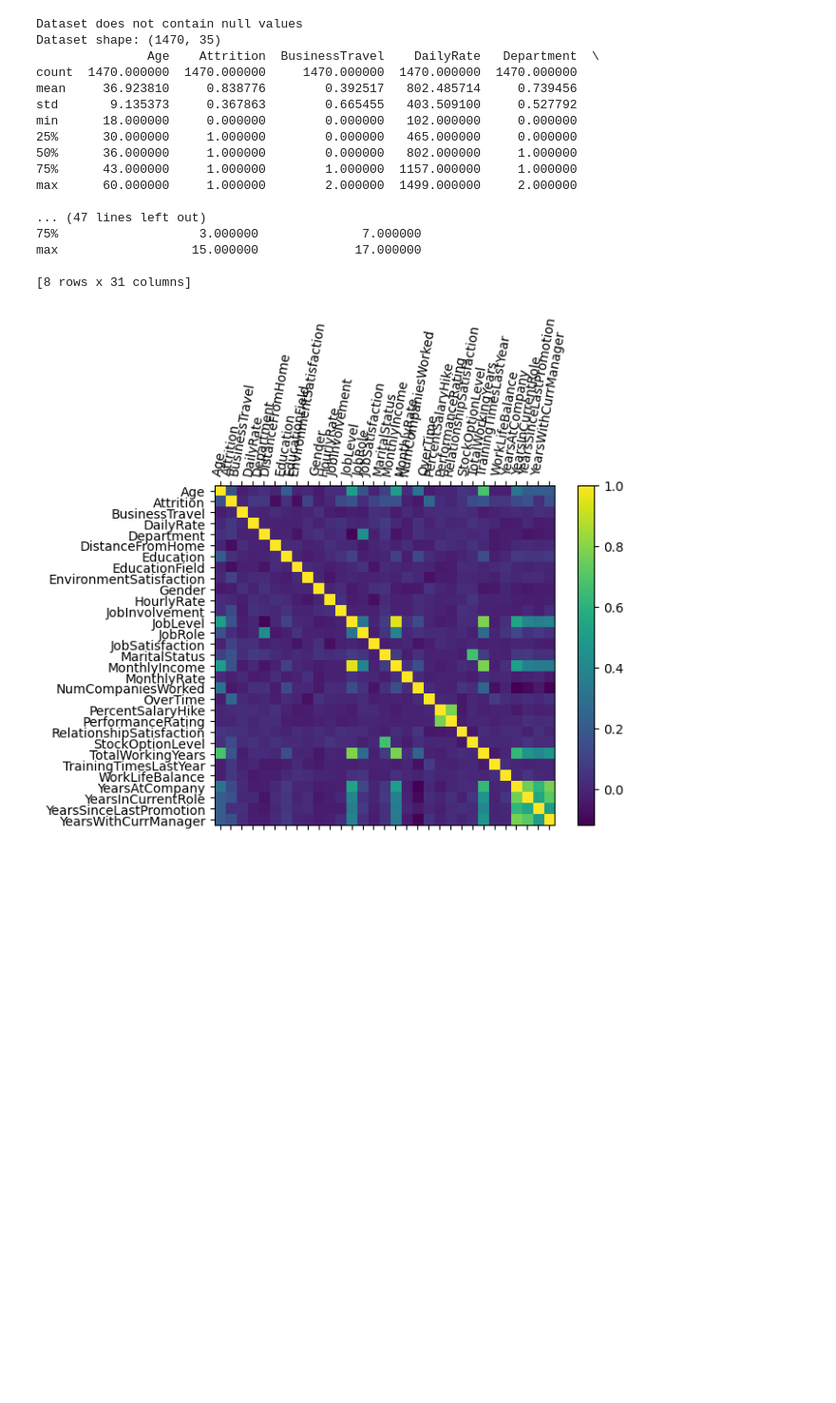
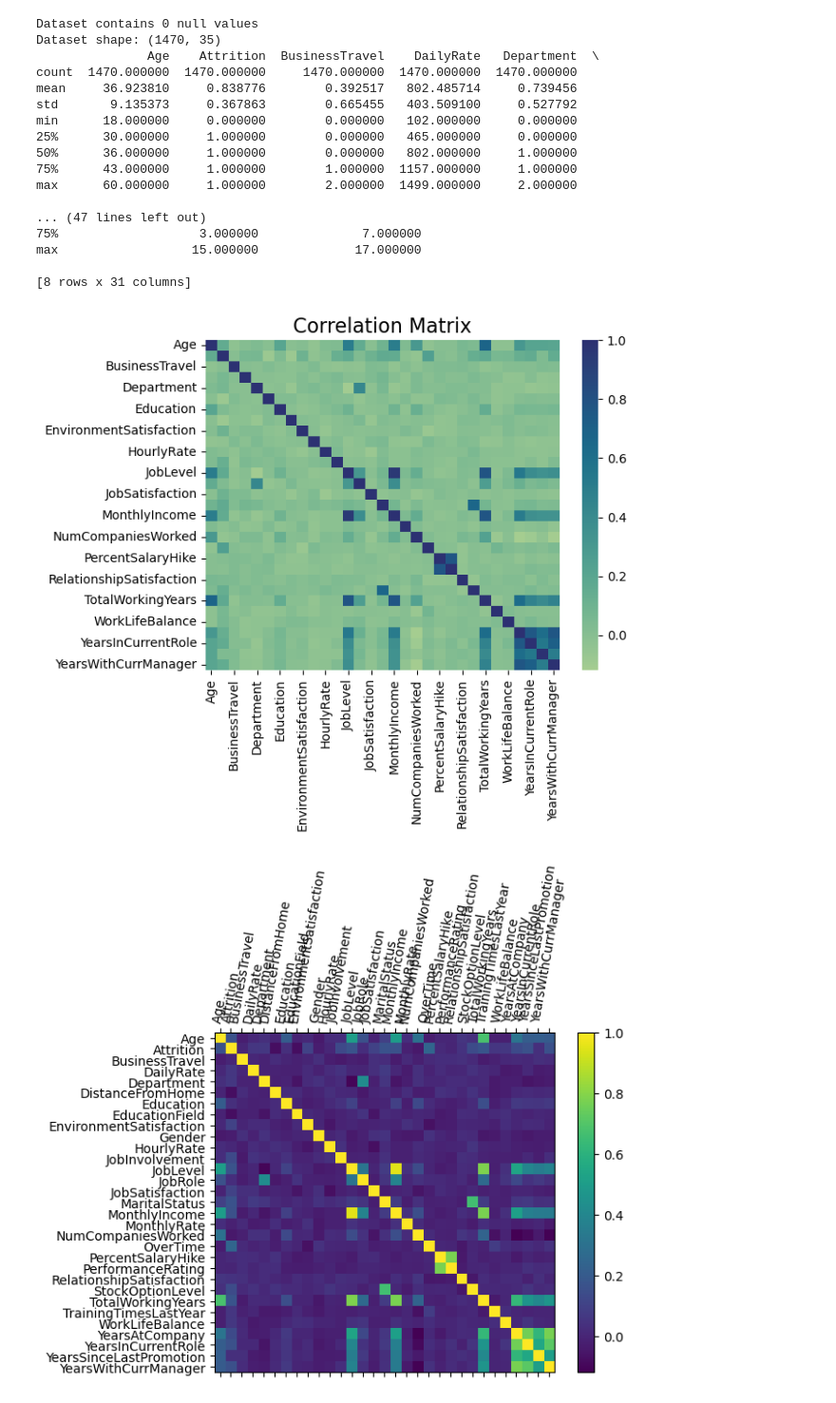
Before and after one commit to mnikolop/case2-IBM-HR, a Jupyter notebook: code/IBM-attrition.ipynb, the cells around one changed output. Shown at 95% size. Saved outputs shown, nothing was run; the diff lists cells and outputs as text; code cells hidden in the pictures; blank space fills up the shorter version.

```diff
--- a/code/IBM-attrition.ipynb
+++ b/code/IBM-attrition.ipynb
@@ -95,57 +101,50 @@ column_drop_list = [EMPLYEENO_R, EMPLOYEECOUNT_R,
 encode_list = [GENDER_T, STATUS_T, DEPARTMENT_T, ROLE_T,
                OVERTIME_T, TRAVEL_T, ISRESIGNED_T, EDUCATION_T]
 # %%
-# def load_data(filename, encode_list, column_drop_list)
+# header_orig: the original column names
+# data_orig: the original data
+# header_massaged: the column name list after factors being created
+# data_massaged: the data after factors being created
+# data_analytics: quick analytics of data
+# data_m_df: dataframe with the cleaned and processed data
+
 
 data_df = pd.read_table(orig_file, sep=',')
 # print(data_df)
-contains_nulls = False
+
 # check that dataframe does not contain null values
-if data_df.isnull().values.any():
-    contains_nulls = True
+contains_nulls = data_df.isna().sum().sum()
 
 header_orig = np.array(data_df.columns.values).squeeze()
 data_orig = np.array(data_df.values)
 
 # create a clone dataframe that will be 'massaged'
-data_df_copy = data_df.copy(deep=True)
+data_m_df = data_df.copy(deep=True)
 
 for encode_item in encode_list:
-    data_df_copy[encode_item].replace(data_df_copy[encode_item].unique(), range(
-        0, len(data_df_copy[encode_item].unique())), inplace=True)
+    data_m_df[encode_item].replace(data_m_df[encode_item].unique(), range(
+        0, len(data_m_df[encode_item].unique())), inplace=True)
 
 for drop_column_item in column_drop_list:
-    del data_df_copy[drop_column_item]
+    del data_m_df[drop_column_item]
 
-header_massaged = np.array(data_df_copy.columns.values).squeeze()
-data_massaged = np.array(data_df_copy.values)
-# print(data_massaged)
+header_massaged = np.array(data_m_df.columns.values).squeeze()
+data_massaged = np.array(data_m_df.values)
+
 data_analytics = {
     'nulls' : contains_nulls,
     'shape': data_df.shape,
-    'description': data_df_copy.describe(),
-    'correlation': data_df_copy.corr()
+    'description': data_m_df.describe(),
+    'correlation': data_m_df.corr()
 }
-data_m_df = pd.DataFrame(data=data_massaged,
-                            columns=header_massaged)
-
-# header_orig:
-# data_orig:
-# header_massaged:
-# data_massaged:
-# data_analytics:
-# data_m_df:
 # %%
-if (data_analytics['nulls'] == True):
-    print('Dataset contains null values')
-else:
-    print('Dataset does not contain null values')
+print('Dataset contains', data_analytics['nulls'], 'null values')
 
-print('Dataset shape: {}'.format(data_analytics['shape']))
+print('Dataset shape:', format(data_analytics['shape']))
 
 print(data_analytics['description'])
 # %% [output]
-Dataset does not contain null values
+Dataset contains 0 null values
 Dataset shape: (1470, 35)
                Age    Attrition  BusinessTravel    DailyRate   Department  \
 count  1470.000000  1470.000000     1470.000000  1470.000000  1470.000000
@@ -162,4 +161,11 @@ max      60.000000     1.000000        2.000000  1499.000000     2.000000
 max                  15.000000             17.000000
 
 [8 rows x 31 columns]
+# %%
+sns.heatmap(data_analytics['correlation'], cbar=True,
+            cmap="crest")
+plt.title("Correlation Matrix", fontsize=16,)
+plt.show()  # very low correlation among the numeric variables, i.e. they all play important results
+# %% [output]
+[figure, added]
 # %%
```
Also changed, not shown: parts of 31 cells of this notebook, 7 other files.
